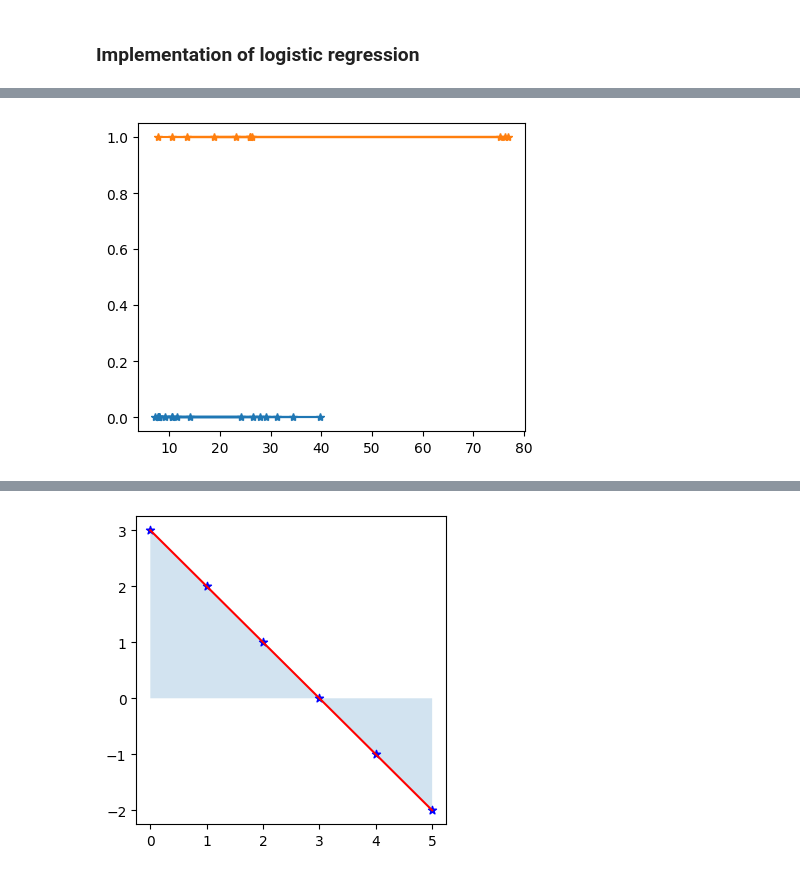
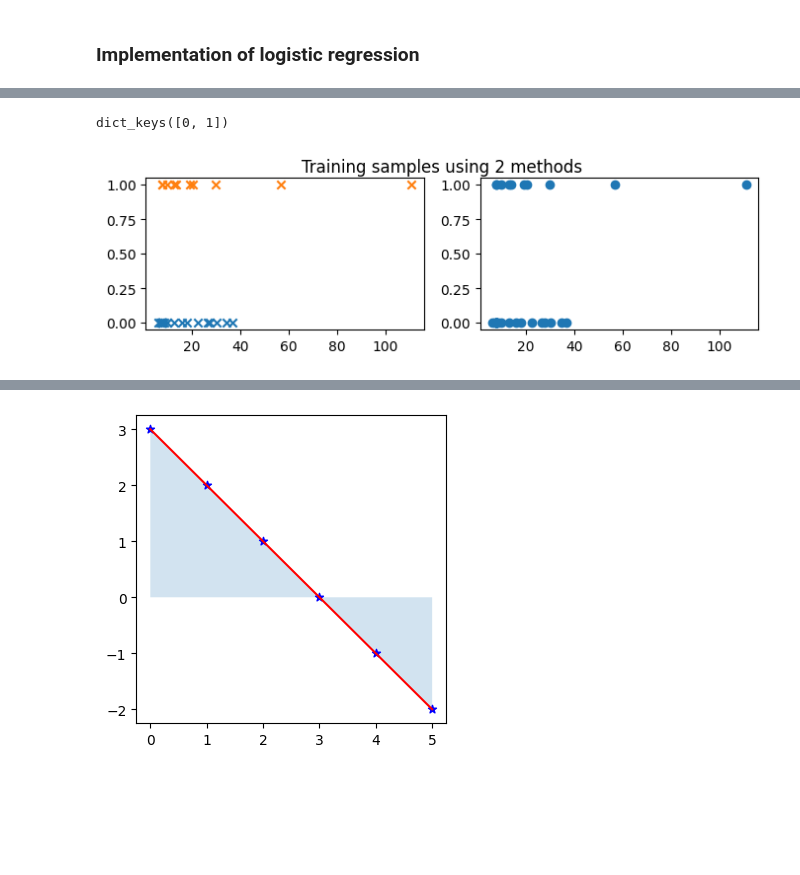
Before and after one commit to Cshefali/ML-Algorithms-Implementation, a Jupyter notebook: Python/Classification/Logistic regression .ipynb, the cells around one changed output, grey strips where cells are left out. Saved outputs shown, nothing was run; the diff lists cells and outputs as text; code cells hidden in the pictures; blank space fills up the shorter version.

```diff
--- a/Python/Classification/Logistic regression .ipynb
+++ b/Python/Classification/Logistic regression .ipynb
@@ -21,7 +21,3 @@ df1.columns = df1.columns.str.lower()
 #take a random sample of 20 data points.
 df1_sample = df1.sample(n=30)
 df1_sample = df1_sample.loc[:,['survived','pclass','sex','age','fare']]
-# %%
-groups = df1_sample.groupby('survived')
-for name, group in groups:
-    print(group)
@@ -46,14 +24,25 @@ for name, group in groups:
+# %%
+#divide the dataframe into survival categories- 1- survived; 0-not survived
+survival_categories = df1_sample.groupby('survived')
+#view the keys
+survival_categories.groups.keys()
+# %% [output]
+dict_keys([0, 1])
 # %%
 #Plot for the data points
-fig, ax = plt.subplots(1, 1, figsize = (5,4))
+fig, ax = plt.subplots(1, 2, figsize = (8,2))
+colors = ('red', 'blue')
 
-groups = df1_sample.groupby('survived')
 for name, group in groups:
-    plt.plot(group['fare'], group['survived'], marker = '*', label = name)
+    ax[0].scatter(group['fare'], group['survived'], marker = 'x', label = name)
 
+#Subplot 2
+ax[1].scatter(df1_sample.loc[:,'fare'], df1_sample.loc[:,'survived'])
+
+fig.suptitle("Training samples using 2 methods")
 plt.show()
 # %% [output]
-[figure, old version]
+[figure, new version]
 # %%
 #selecting relevant columns and dividing into input and target values.
 xtrain = df1_sample.loc[:,['pclass','sex','age','fare']]
```
Also changed, not shown: parts of 11 cells of this notebook.
